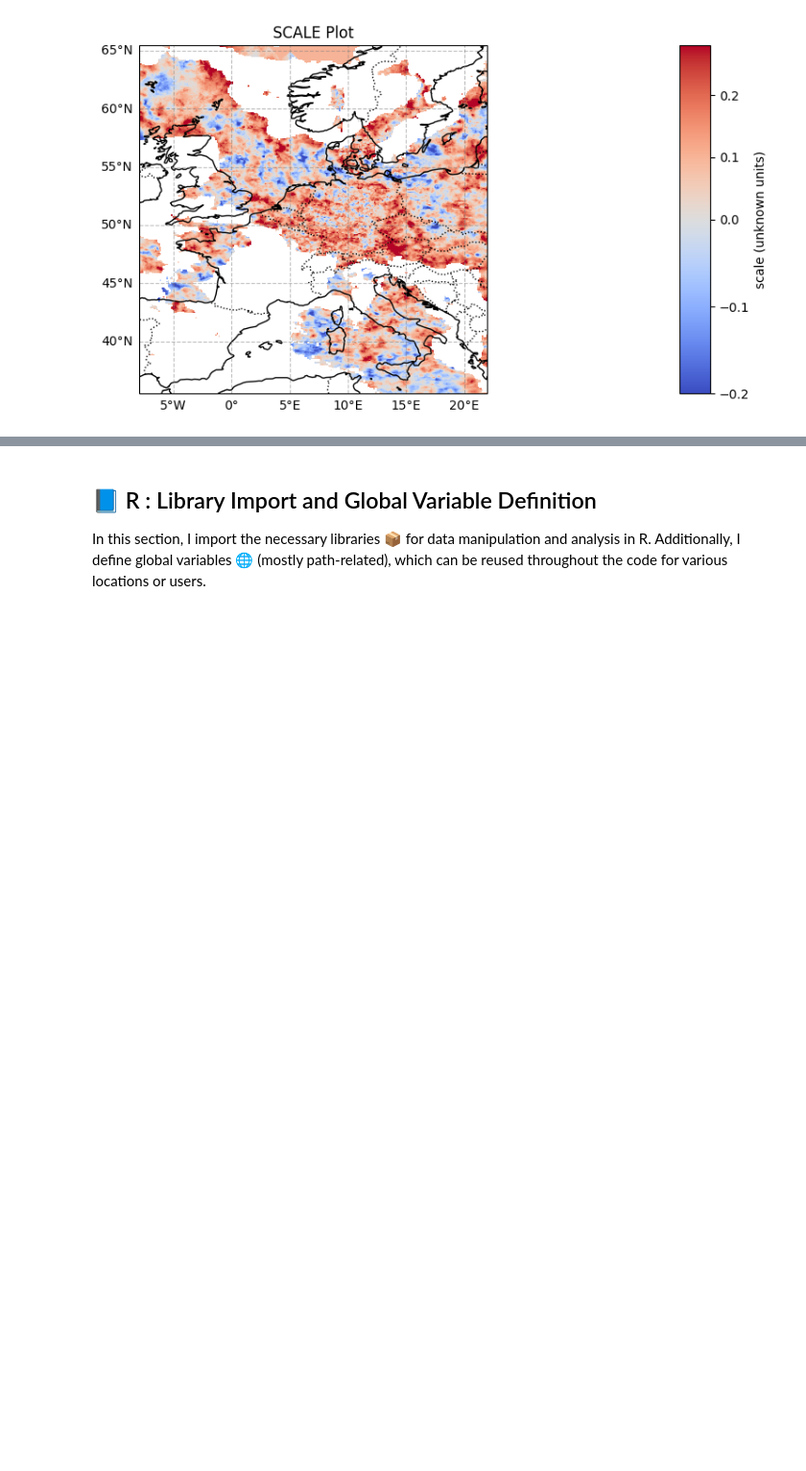
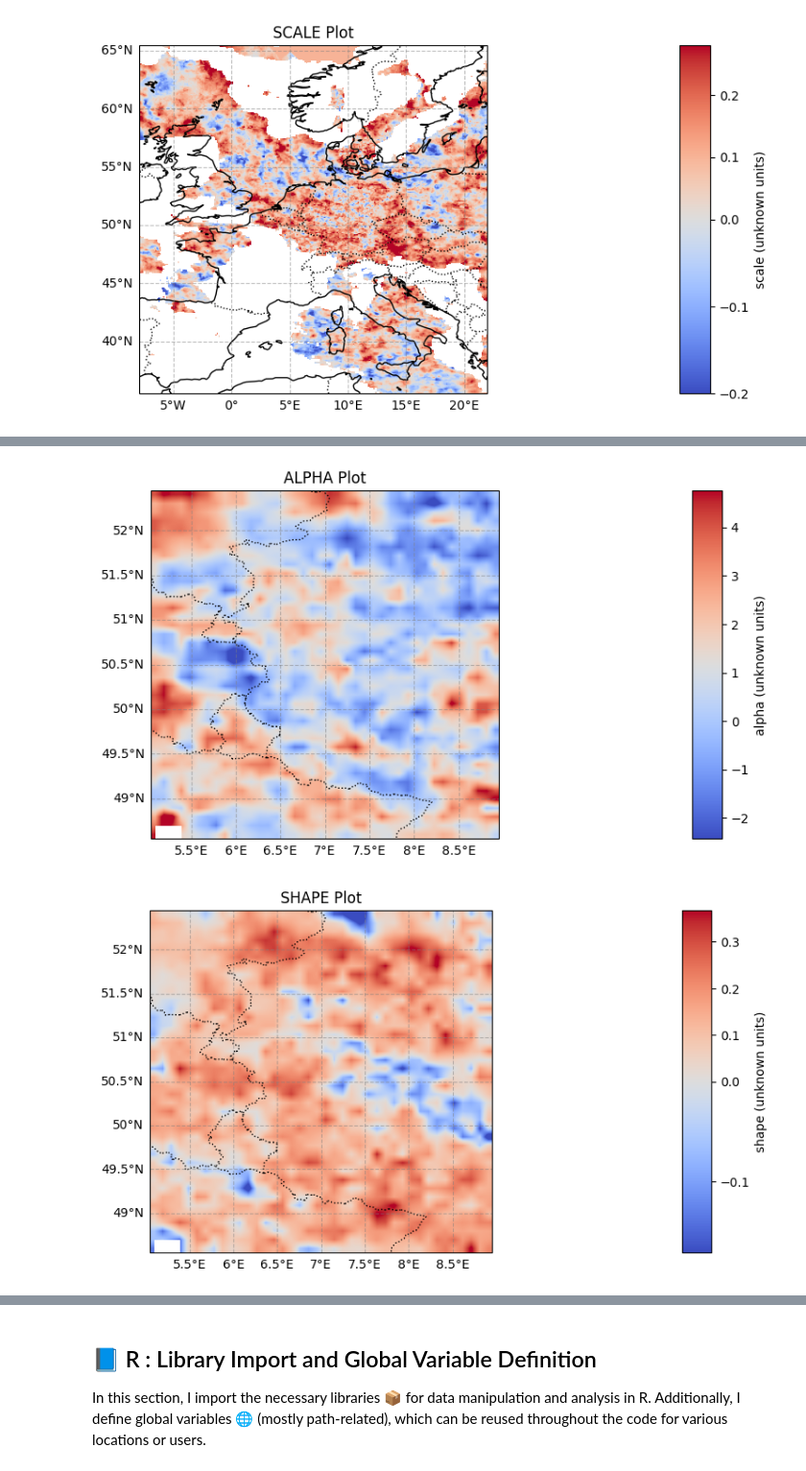
Before and after one commit to RPGSynth/EVT_Univariate, a Jupyter notebook: GEV-Exploration/main.ipynb, the cells around one changed output, grey strips where cells are left out. Shown at 96% size. Saved outputs shown, nothing was run; the diff lists cells and outputs as text; code cells hidden in the pictures; blank space fills up the shorter version.

```diff
--- a/GEV-Exploration/main.ipynb
+++ b/GEV-Exploration/main.ipynb
@@ -644,0 +827,12 @@ plot_datacube(EOBS_gev_large,variable='scale',cmap='coolwarm',norm=norm)
+# %%
+global_min = EOBS_gev_grid_tr['alpha'].quantile(0.005)
+global_max = EOBS_gev_grid_tr['alpha'].quantile(0.995)
+norm = colors.Normalize(vmin=global_min, vmax=global_max)
+plot_datacube(EOBS_gev_grid_tr,variable='alpha',cmap='coolwarm',norm=norm,interpolation='bilinear')
+global_min = EOBS_gev_grid_tr['shape'].quantile(0.005)
+global_max = EOBS_gev_grid_tr['shape'].quantile(0.995)
+norm = colors.TwoSlopeNorm(vmin=global_min, vcenter=0, vmax=global_max)
+plot_datacube(EOBS_gev_grid_tr,variable='shape',cmap='coolwarm',norm=norm,interpolation='bilinear')
+# %% [output]
+[figure, added]
+[figure, added]
```
Also changed, not shown: parts of 12 cells of this notebook.
